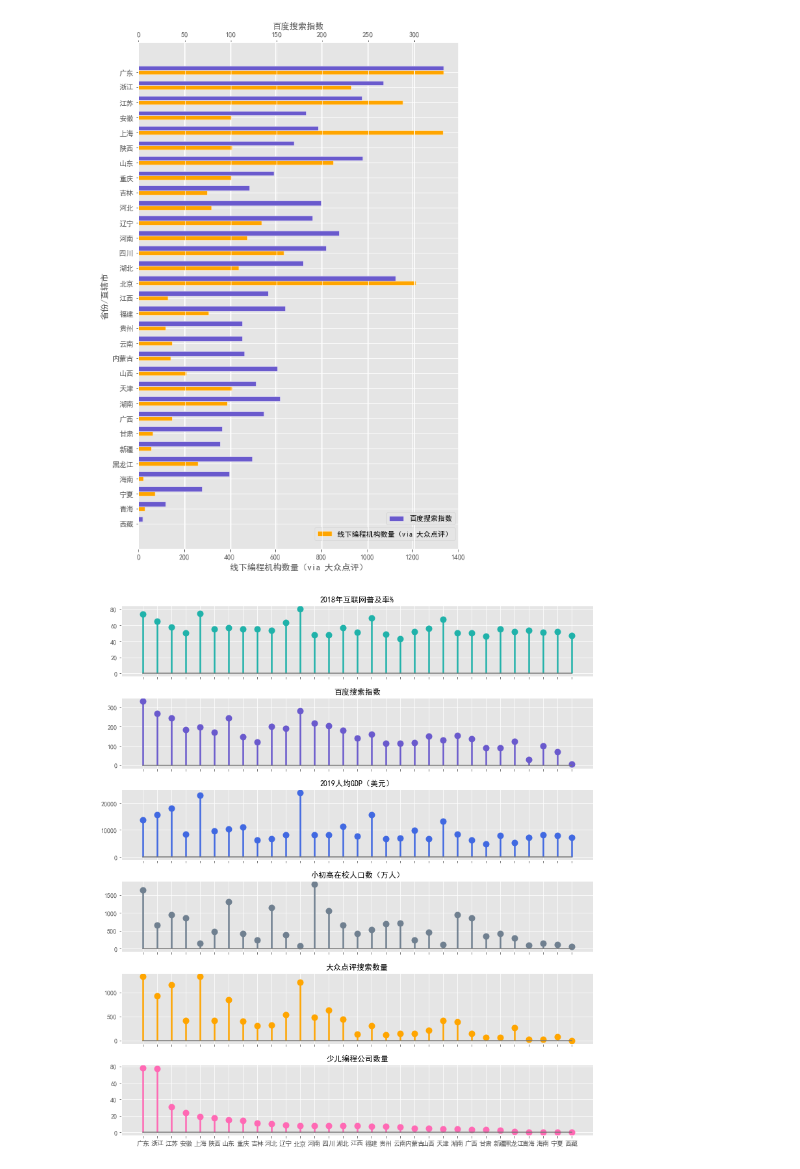
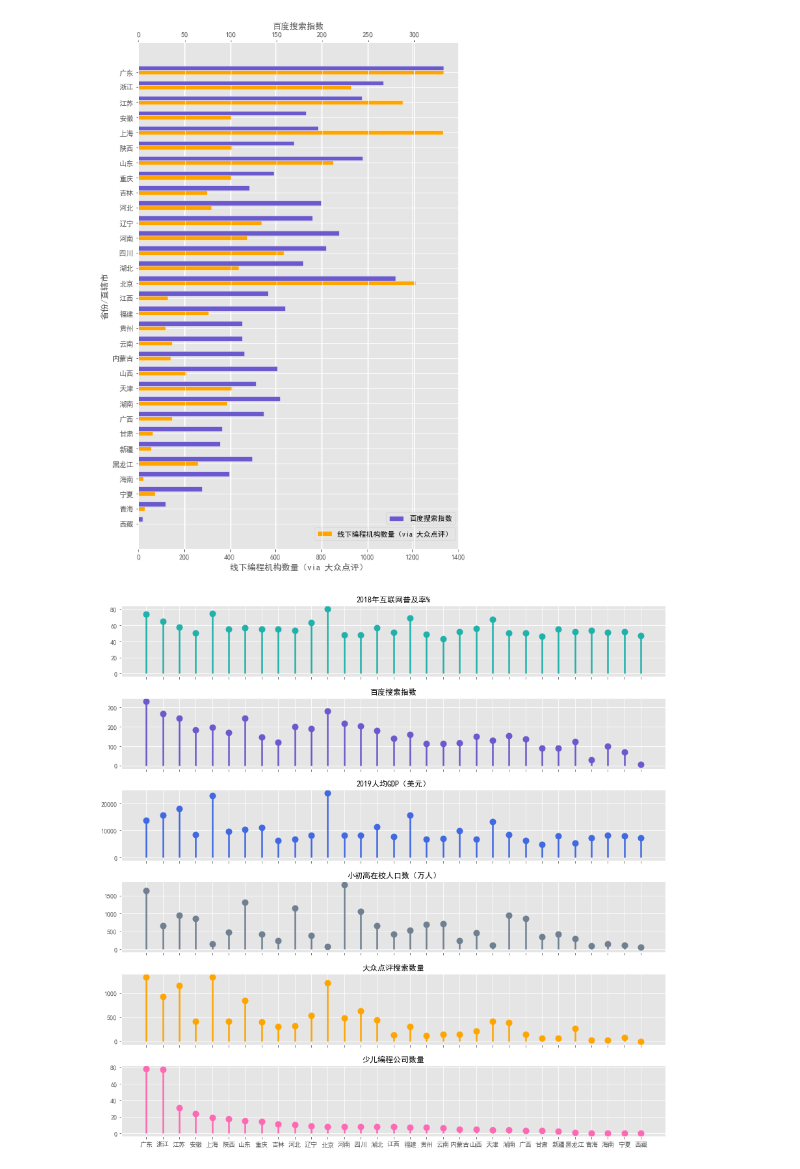
Before and after one commit to superhq221/hkbu_comm7330_2019, a Jupyter notebook: 7330group/program/7330group_dataprocessing__.ipynb, the cells around one changed output. Drawn from its saved outputs; the diff is of its cells as text; code cells hidden in the pictures.

```diff
--- a/7330group/program/7330group_dataprocessing__.ipynb
+++ b/7330group/program/7330group_dataprocessing__.ipynb
@@ -332,21 +332,22 @@ GroupedBarh(bd_dzdp,'线下编程机构数量（via 大众点评）','百度搜
 [figure]
 # %%
 #groupe lollipop
-fig,axes = plt.subplots(6,1,sharex=True,figsize=(13,15))
+fig,axes = plt.subplots(6,1,sharex=True,figsize=(15,15))
 fig.subplots_adjust(wspace =0, hspace =0.3)
 order = ['2018年互联网普及率%', '百度搜索指数', '2019人均GDP（美元）', '小初高在校人口数（万人）',
          '大众点评搜索数量', '少儿编程公司数量']
 n = 0
 for colname in order:
     color = ValueColor(colname)
     markerline, stemlines, baseline = axes[n].stem(
         finaldf1.index,colname,linefmt=color, markerfmt='o',use_line_collection=True, data=finaldf1)
     markerline.set(markerfacecolor = color,markeredgecolor = 'none',markersize = 10)
     stemlines.set(linewidths =2.5)
+    baseline.set(color = 'none')
     axes[n].set_title(colname,size = 12)
     n = n+1
 # %% [output]
-[figure, old version]
+[figure, new version]
 # %%
 finaldf1 = finaldf.sort_values(by = '少儿编程公司数量',axis = 0,ascending = False)
 order = ['2018年互联网普及率%', '百度搜索指数', '2019人均GDP（美元）', '小初高在校人口数（万人）',
```
Also changed, not shown: parts of 1 cell of this notebook.
